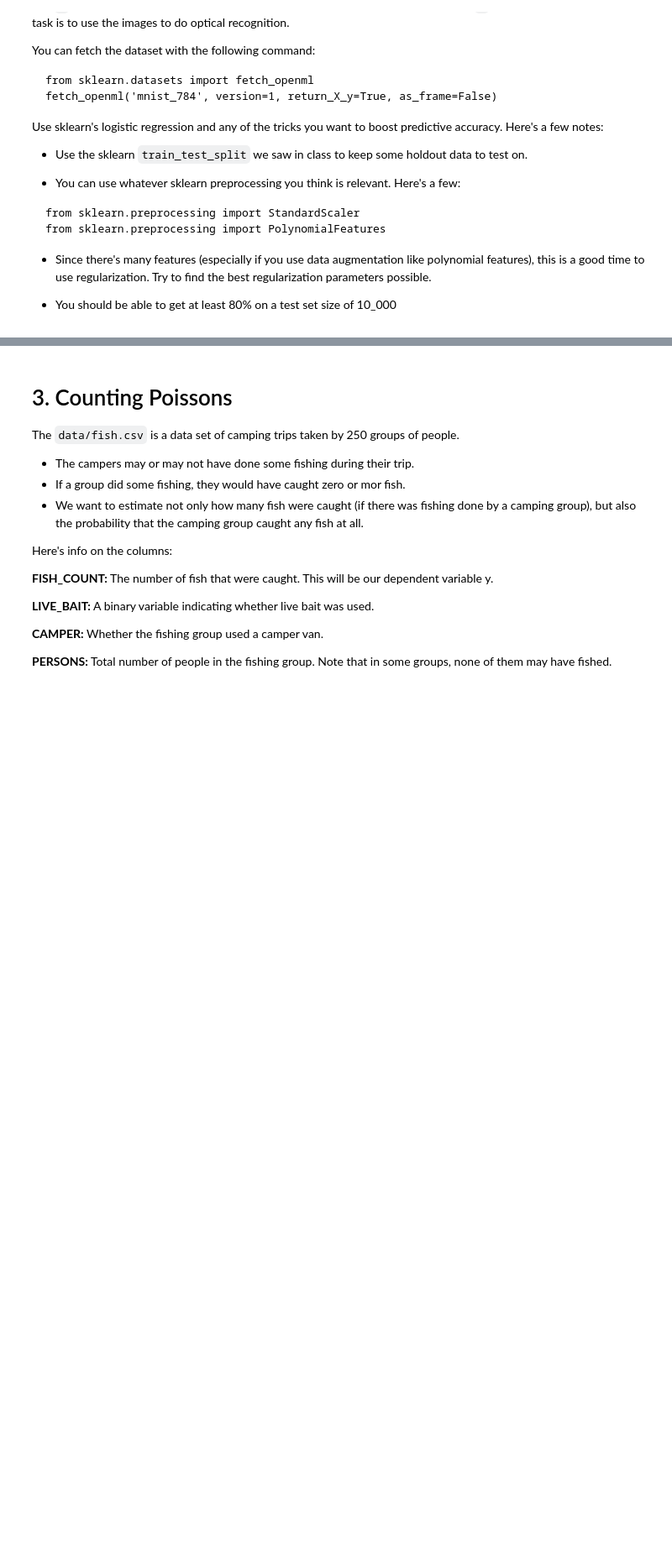
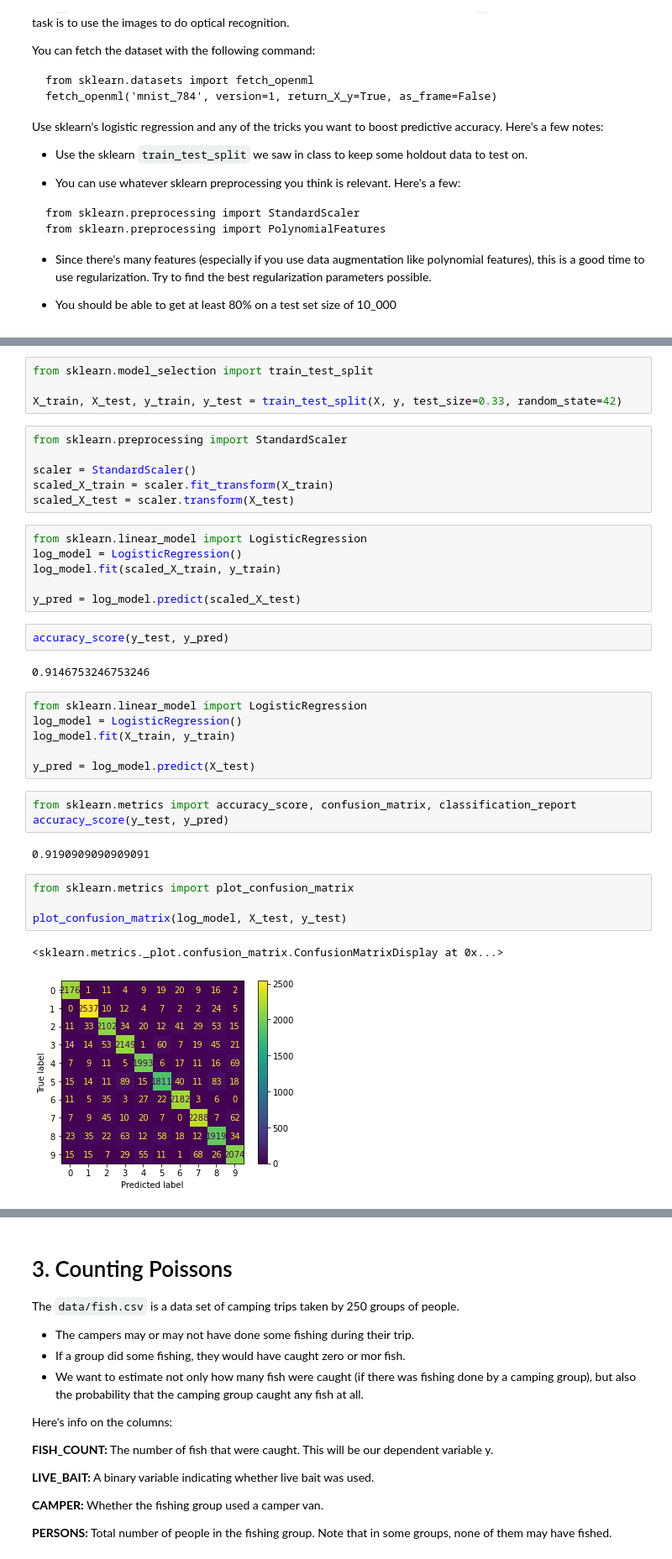
Before and after one commit to cb-ds-1/3-7-glm, a Jupyter notebook: workshop.ipynb, the cells around one changed output, grey strips where cells are left out. Shown at 84% size. Cells and saved outputs as stored; diff of their text form; blank space fills up the shorter version.

```diff
--- a/workshop.ipynb
+++ b/workshop.ipynb
@@ -37,0 +201,38 @@ from sklearn.preprocessing import PolynomialFeatures
+# %%
+from sklearn.model_selection import train_test_split
+
+X_train, X_test, y_train, y_test = train_test_split(X, y, test_size=0.33, random_state=42)
+# %%
+from sklearn.preprocessing import StandardScaler
+
+scaler = StandardScaler()
+scaled_X_train = scaler.fit_transform(X_train)
+scaled_X_test = scaler.transform(X_test)
+# %%
+from sklearn.linear_model import LogisticRegression
+log_model = LogisticRegression()
+log_model.fit(scaled_X_train, y_train)
+
+y_pred = log_model.predict(scaled_X_test)
+# %%
+accuracy_score(y_test, y_pred)
+# %% [output]
+0.9146753246753246
+# %%
+from sklearn.linear_model import LogisticRegression
+log_model = LogisticRegression()
+log_model.fit(X_train, y_train)
+
+y_pred = log_model.predict(X_test)
+# %%
+from sklearn.metrics import accuracy_score, confusion_matrix, classification_report
+accuracy_score(y_test, y_pred)
+# %% [output]
+0.9190909090909091
+# %%
+from sklearn.metrics import plot_confusion_matrix
+
+plot_confusion_matrix(log_model, X_test, y_test)
+# %% [output]
+<sklearn.metrics._plot.confusion_matrix.ConfusionMatrixDisplay at 0x...>
+[figure, added]
```
Also changed, not shown: parts of 59 cells of this notebook.
